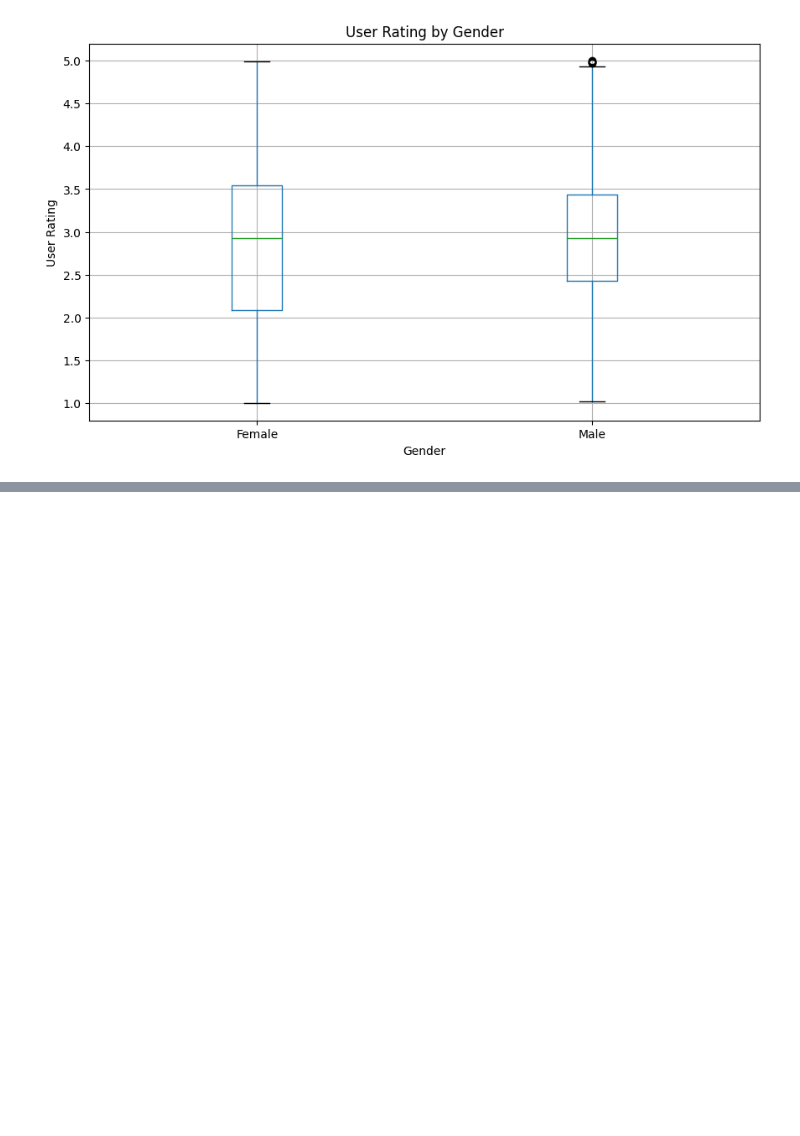
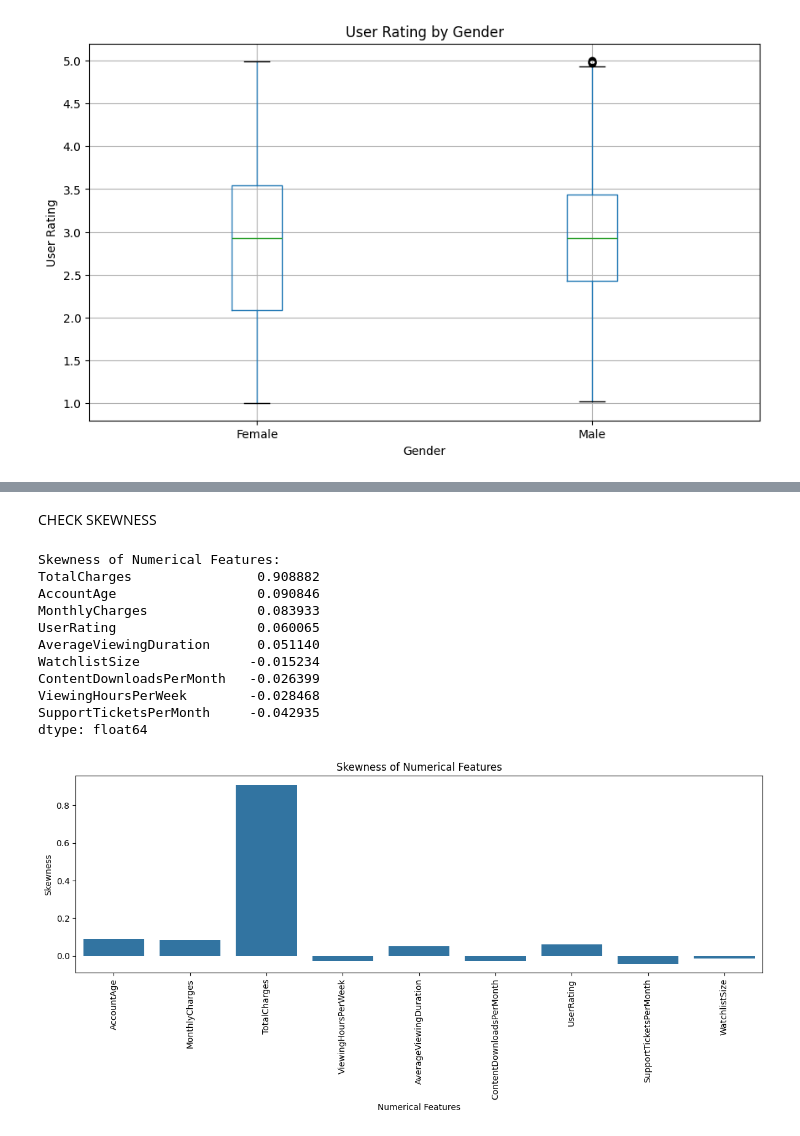
Before and after one commit to hariharan0528/24ADI204-DSV_PROJECT_CHURN_DETECTIVE, a Jupyter notebook: churn_detection_(1).ipynb, the cells around one changed output, grey strips where cells are left out. Drawn from its saved outputs; the diff is of its cells as text; code cells hidden in the pictures; blank space fills up the shorter version.

```diff
--- a/churn_detection_(1).ipynb
+++ b/churn_detection_(1).ipynb
@@ -568,0 +606,12 @@ plt.show()
+# %%
+X = df.drop(columns=["Churn"])
+y = df["Churn"]
+
+print("Input Features Shape:", X.shape)
+print("Target Shape:", y.shape)
+
+print("\nInput Features:")
+display(X.head())
+
+print("\nTarget Variable:")
+display(y.head())
@@ -568,0 +793,29 @@ plt.show()
+# %% [markdown]
+CHECK SKEWNESS
+# %%
+skewness_values = X[numeric_cols].skew()
+
+print("Skewness of Numerical Features:")
+print(skewness_values.sort_values(ascending=False))
+
+plt.figure(figsize=(12, 6))
+sns.barplot(x=skewness_values.index, y=skewness_values.values)
+plt.xticks(rotation=90)
+plt.title("Skewness of Numerical Features")
+plt.xlabel("Numerical Features")
+plt.ylabel("Skewness")
+plt.tight_layout()
+plt.show()
+# %% [output]
+Skewness of Numerical Features:
+TotalCharges                0.908882
+AccountAge                  0.090846
+MonthlyCharges              0.083933
+UserRating                  0.060065
+AverageViewingDuration      0.051140
+WatchlistSize              -0.015234
+ContentDownloadsPerMonth   -0.026399
+ViewingHoursPerWeek        -0.028468
+SupportTicketsPerMonth     -0.042935
+dtype: float64
+[figure, added]
```
Also changed, not shown: parts of 54 cells of this notebook, 14 other files.
